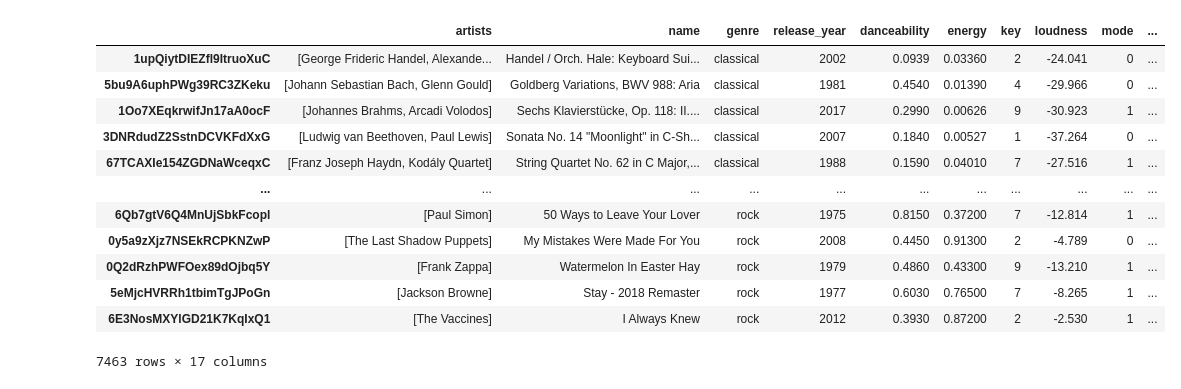
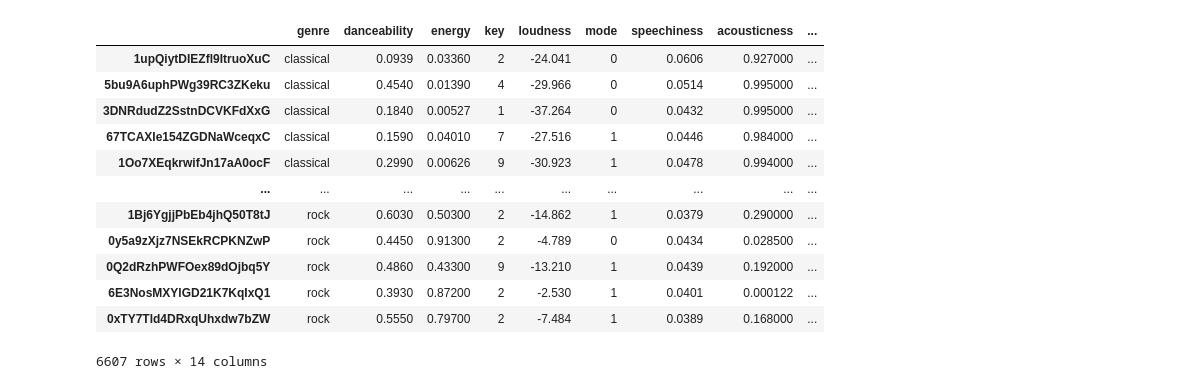
Before and after one commit to iuven1s/ds105-project, a Jupyter notebook: src_deprecated/eda.ipynb, the cells around one changed output. Saved outputs shown, nothing was run; the diff lists cells and outputs as text; code cells hidden in the pictures.

```diff
--- a/src_deprecated/eda.ipynb
+++ b/src_deprecated/eda.ipynb
@@ -8,25 +9,26 @@ GENRES = ["classical", "country", "edm", "hip-hop", "jazz", "pop", "rap", "rnb",
 # %%
 all_tracks_df = pd.DataFrame()
 for genre in GENRES:
     genre_df = pd.read_pickle(f"../data_deprecated/spotify_dataset_{genre}.pkl")
     all_tracks_df = pd.concat([all_tracks_df, genre_df])
 
-all_tracks_df.drop("popularity", axis=1, inplace=True)
-all_tracks_df
+all_tracks_df = all_tracks_df[~all_tracks_df.index.duplicated(keep="first")]
+cleaned_tracks_df = all_tracks_df.drop(["artists", "name", "popularity", "release_year"], axis=1)
+cleaned_tracks_df
 # %% [output]
-|  | artists | name | genre | release_year | danceability | energy | key | loudness | mode | ... |
-| 1upQiytDIEZfl9ItruoXuC | [George Frideric Handel, Alexande... | Handel / Orch. Hale: Keyboard Sui... | classical | 2002 | 0.0939 | 0.03360 | 2 | -24.041 | 0 | ... |
-| 5bu9A6uphPWg39RC3ZKeku | [Johann Sebastian Bach, Glenn Gould] | Goldberg Variations, BWV 988: Aria | classical | 1981 | 0.4540 | 0.01390 | 4 | -29.966 | 0 | ... |
-| 1Oo7XEqkrwifJn17aA0ocF | [Johannes Brahms, Arcadi Volodos] | Sechs Klavierstücke, Op. 118: II.... | classical | 2017 | 0.2990 | 0.00626 | 9 | -30.923 | 1 | ... |
-| 3DNRdudZ2SstnDCVKFdXxG | [Ludwig van Beethoven, Paul Lewis] | Sonata No. 14 "Moonlight" in C-Sh... | classical | 2007 | 0.1840 | 0.00527 | 1 | -37.264 | 0 | ... |
-| 67TCAXIe154ZGDNaWceqxC | [Franz Joseph Haydn, Kodály Quartet] | String Quartet No. 62 in C Major,... | classical | 1988 | 0.1590 | 0.04010 | 7 | -27.516 | 1 | ... |
-| ... | ... | ... | ... | ... | ... | ... | ... | ... | ... | ... |
-| 6Qb7gtV6Q4MnUjSbkFcopl | [Paul Simon] | 50 Ways to Leave Your Lover | rock | 1975 | 0.8150 | 0.37200 | 7 | -12.814 | 1 | ... |
-| 0y5a9zXjz7NSEkRCPKNZwP | [The Last Shadow Puppets] | My Mistakes Were Made For You | rock | 2008 | 0.4450 | 0.91300 | 2 | -4.789 | 0 | ... |
-| 0Q2dRzhPWFOex89dOjbq5Y | [Frank Zappa] | Watermelon In Easter Hay | rock | 1979 | 0.4860 | 0.43300 | 9 | -13.210 | 1 | ... |
-| 5eMjcHVRRh1tbimTgJPoGn | [Jackson Browne] | Stay - 2018 Remaster | rock | 1977 | 0.6030 | 0.76500 | 7 | -8.265 | 1 | ... |
-| 6E3NosMXYlGD21K7KqIxQ1 | [The Vaccines] | I Always Knew | rock | 2012 | 0.3930 | 0.87200 | 2 | -2.530 | 1 | ... |
+|  | genre | danceability | energy | key | loudness | mode | speechiness | acousticness | ... |
+| 1upQiytDIEZfl9ItruoXuC | classical | 0.0939 | 0.03360 | 2 | -24.041 | 0 | 0.0606 | 0.927000 | ... |
+| 5bu9A6uphPWg39RC3ZKeku | classical | 0.4540 | 0.01390 | 4 | -29.966 | 0 | 0.0514 | 0.995000 | ... |
+| 3DNRdudZ2SstnDCVKFdXxG | classical | 0.1840 | 0.00527 | 1 | -37.264 | 0 | 0.0432 | 0.995000 | ... |
+| 67TCAXIe154ZGDNaWceqxC | classical | 0.1590 | 0.04010 | 7 | -27.516 | 1 | 0.0446 | 0.984000 | ... |
+| 1Oo7XEqkrwifJn17aA0ocF | classical | 0.2990 | 0.00626 | 9 | -30.923 | 1 | 0.0478 | 0.994000 | ... |
+| ... | ... | ... | ... | ... | ... | ... | ... | ... | ... |
+| 1Bj6YgjjPbEb4jhQ50T8tJ | rock | 0.6030 | 0.50300 | 2 | -14.862 | 1 | 0.0379 | 0.290000 | ... |
+| 0y5a9zXjz7NSEkRCPKNZwP | rock | 0.4450 | 0.91300 | 2 | -4.789 | 0 | 0.0434 | 0.028500 | ... |
+| 0Q2dRzhPWFOex89dOjbq5Y | rock | 0.4860 | 0.43300 | 9 | -13.210 | 1 | 0.0439 | 0.192000 | ... |
+| 6E3NosMXYlGD21K7KqIxQ1 | rock | 0.3930 | 0.87200 | 2 | -2.530 | 1 | 0.0401 | 0.000122 | ... |
+| 0xTY7Tld4DRxqUhxdw7bZW | rock | 0.5550 | 0.79700 | 2 | -7.484 | 1 | 0.0389 | 0.168000 | ... |
-7463 rows × 17 columns
+6607 rows × 14 columns
 # %%
 all_tracks_df['genre'].value_counts().plot.pie(autopct='%1.1f%%', figsize=(10,10))
 # %% [output]
```
Also changed, not shown: parts of 7 cells of this notebook, 11 other files.
